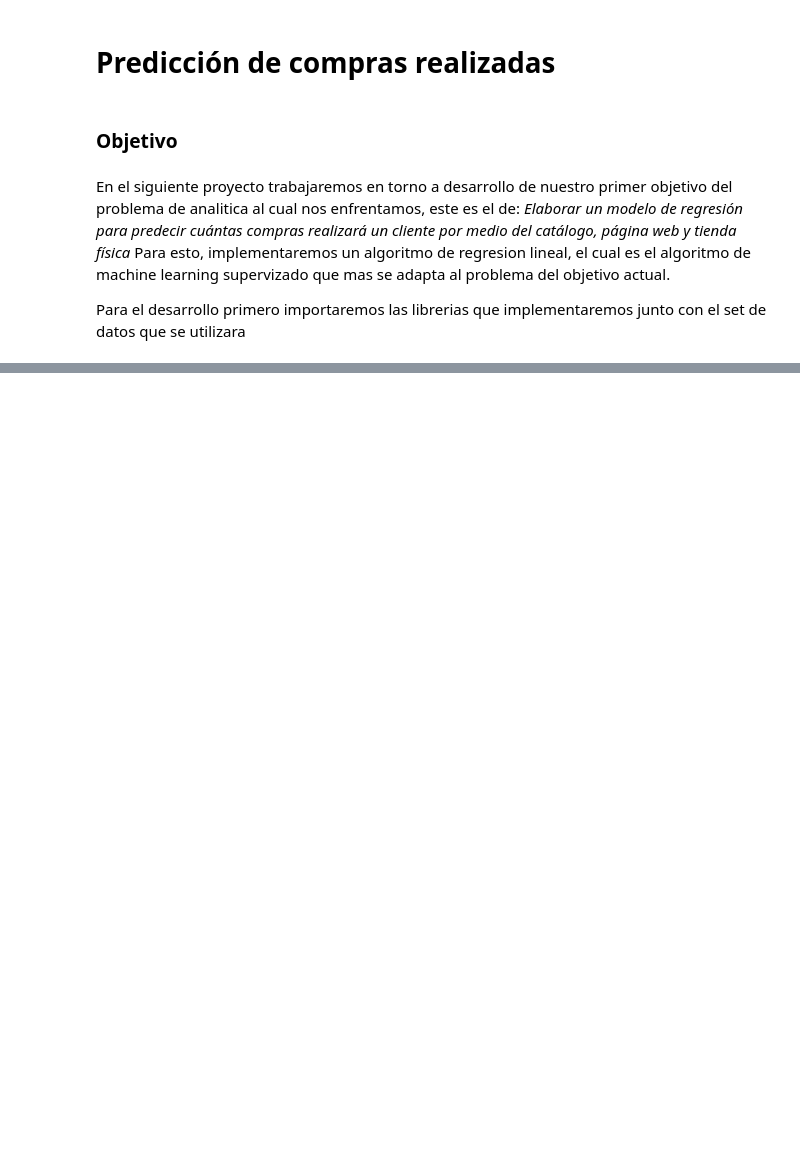
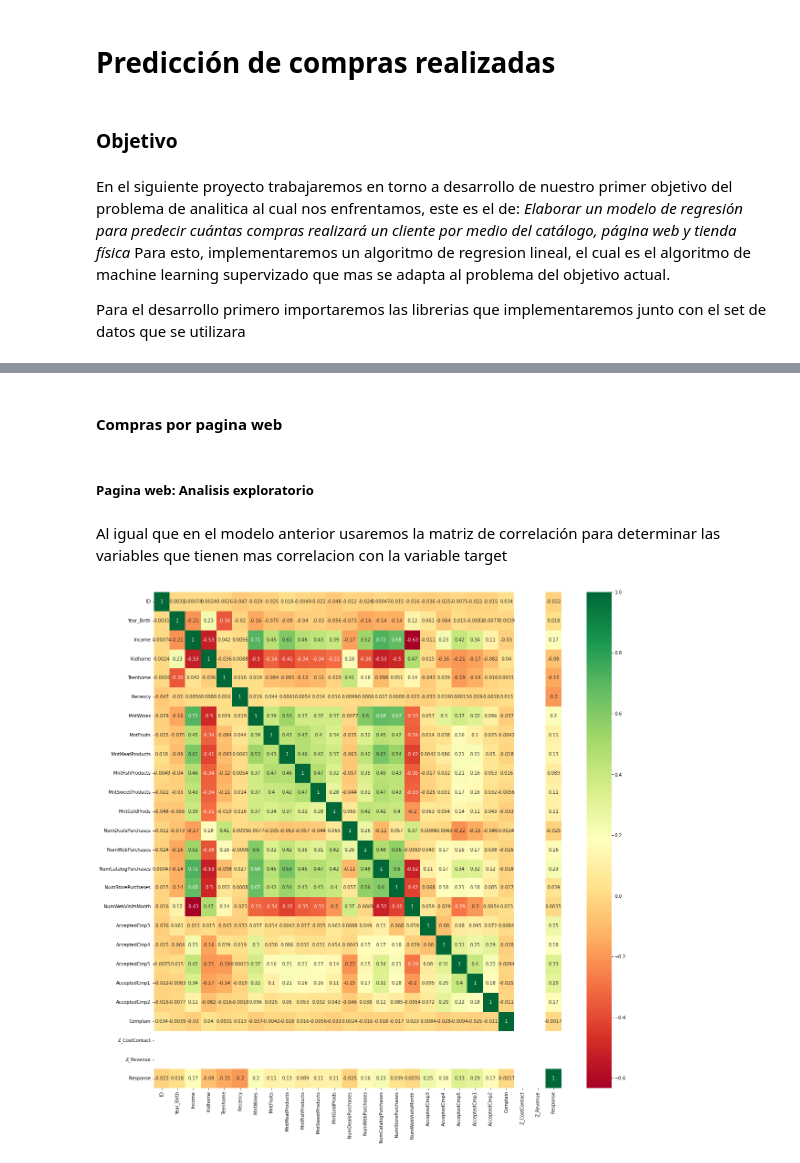
Before and after one commit to Giovanni2414/analytics-solutions-portfolio, a Jupyter notebook: Codigo/model/Entrega2ProyectoFinal.ipynb, the cells around one changed output, grey strips where cells are left out. Drawn from its saved outputs; the diff is of its cells as text; code cells hidden in the pictures; blank space fills up the shorter version.

```diff
--- a/Codigo/model/Entrega2ProyectoFinal.ipynb
+++ b/Codigo/model/Entrega2ProyectoFinal.ipynb
@@ -27,0 +200,13 @@ range(0, 2)
+# %% [markdown]
+#### Compras por pagina web
+# %% [markdown]
+##### **Pagina web:** Analisis exploratorio
+# %% [markdown]
+Al igual que en el modelo anterior usaremos la matriz de correlación para determinar las variables que tienen mas correlacion con la variable target
+# %%
+#Diagrama de correlacion completo
+plt.figure(figsize=(20,20))
+ax = sns.heatmap(df.corr(),annot=True,cmap='RdYlGn')
+plt.show()
+# %% [output]
+[figure, added]
```
Also changed, not shown: parts of 50 cells of this notebook.
